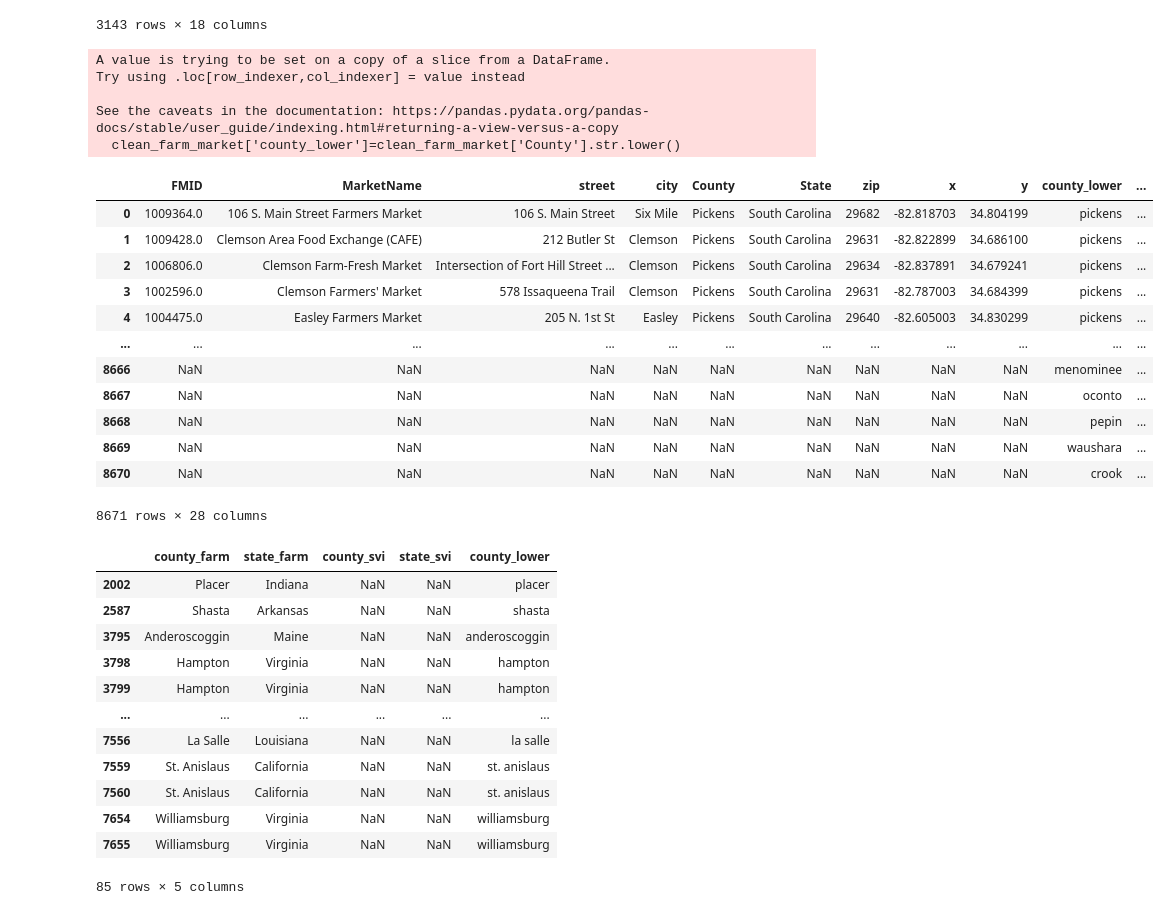
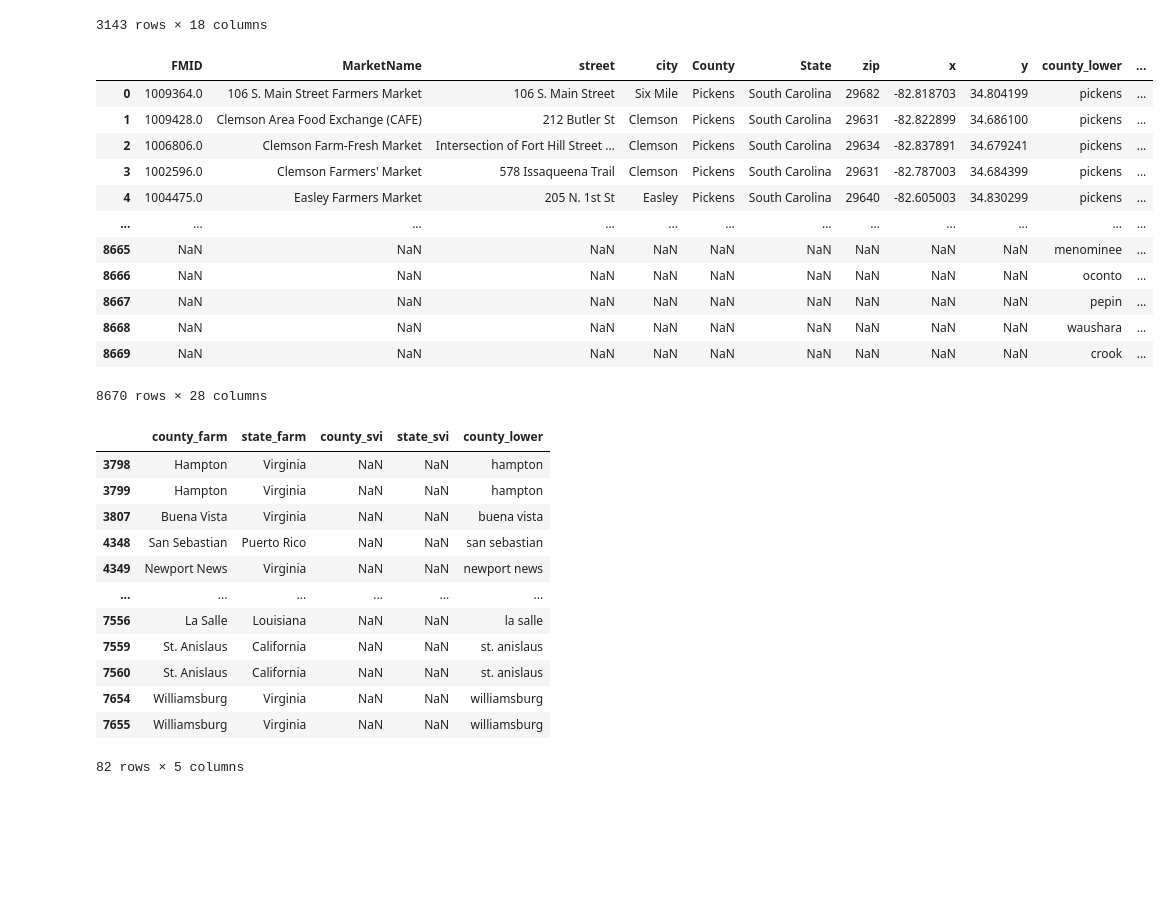
Before and after one commit to CantStopWontStop/farmers_market, a Jupyter notebook: farmers_market_v2.ipynb, the cells around one changed output. Drawn from its saved outputs; the diff is of its cells as text; code cells hidden in the pictures; blank space fills up the shorter version.

Commit message:
updated replace statements for cleaning

```diff
--- a/farmers_market_v2.ipynb
+++ b/farmers_market_v2.ipynb
@@ -93,12 +93,11 @@ clean_svicounty_df
 | 3141 | Wyoming | Washakie | 7933 | 1484 | 348 | 170 | 76 | 577 | 156 | 441 | ... |
 | 3142 | Wyoming | Weston | 6942 | 1316 | 356 | 118 | 77 | 522 | 147 | 329 | ... |
 3143 rows × 18 columns
+# %%
+clean_farm_market.loc[(clean_farm_market['County'] == 'Northhampton') & (clean_farm_market['State'] == 'Pennsylvania'), 'County'] = 'Northampton'
+clean_farm_market.loc[(clean_farm_market['County'] == 'Placer') & (clean_farm_market['State'] == 'Indiana'), 'County'] = 'Dekalb'
+clean_farm_market.loc[(clean_farm_market['County'] == 'Shasta') & (clean_farm_market['State'] == 'Arkansas'), 'County'] = 'Benton'
+clean_farm_market.loc[(clean_farm_market['County'] == 'Anderoscoggin') & (clean_farm_market['State'] == 'Maine'), 'County'] = 'Androscoggin'
 # %%
 clean_svicounty_df['county_lower']=clean_svicounty_df['COUNTY'].str.lower()
 clean_farm_market['county_lower']=clean_farm_market['County'].str.lower()
-# %% [output]
-A value is trying to be set on a copy of a slice from a DataFrame.
-Try using .loc[row_indexer,col_indexer] = value instead
-
-See the caveats in the documentation: https://pandas.pydata.org/pandas-docs/stable/user_guide/indexing.html#returning-a-view-versus-a-copy
-  clean_farm_market['county_lower']=clean_farm_market['County'].str.lower()
@@ -107,21 +104,21 @@ clean_farm_market_replace = clean_farm_market.replace({'county_lower':'northhamp
 # %%
 #created clean_svicounty_dff and created merge
-clean_svicounty_dff = pd.merge(clean_farm_market_replace, clean_svicounty_df, how="outer", right_on=['county_lower','STATE'], left_on=['county_lower','State'])
+clean_svicounty_dff = pd.merge(clean_farm_market, clean_svicounty_df, how="outer", right_on=['county_lower','STATE'], left_on=['county_lower','State'])
 clean_svicounty_dff
 # %% [output]
 |  | FMID | MarketName | street | city | County | State | zip | x | y | county_lower | ... |
 | 0 | 1009364.0 | 106 S. Main Street Farmers Market | 106 S. Main Street | Six Mile | Pickens | South Carolina | 29682 | -82.818703 | 34.804199 | pickens | ... |
 | 1 | 1009428.0 | Clemson Area Food Exchange (CAFE) | 212 Butler St | Clemson | Pickens | South Carolina | 29631 | -82.822899 | 34.686100 | pickens | ... |
 | 2 | 1006806.0 | Clemson Farm-Fresh Market | Intersection of Fort Hill Street ... | Clemson | Pickens | South Carolina | 29634 | -82.837891 | 34.679241 | pickens | ... |
 | 3 | 1002596.0 | Clemson Farmers' Market | 578 Issaqueena Trail | Clemson | Pickens | South Carolina | 29631 | -82.787003 | 34.684399 | pickens | ... |
 | 4 | 1004475.0 | Easley Farmers Market | 205 N. 1st St | Easley | Pickens | South Carolina | 29640 | -82.605003 | 34.830299 | pickens | ... |
 | ... | ... | ... | ... | ... | ... | ... | ... | ... | ... | ... | ... |
-| 8666 | NaN | NaN | NaN | NaN | NaN | NaN | NaN | NaN | NaN | menominee | ... |
-| 8667 | NaN | NaN | NaN | NaN | NaN | NaN | NaN | NaN | NaN | oconto | ... |
-| 8668 | NaN | NaN | NaN | NaN | NaN | NaN | NaN | NaN | NaN | pepin | ... |
-| 8669 | NaN | NaN | NaN | NaN | NaN | NaN | NaN | NaN | NaN | waushara | ... |
-| 8670 | NaN | NaN | NaN | NaN | NaN | NaN | NaN | NaN | NaN | crook | ... |
+| 8665 | NaN | NaN | NaN | NaN | NaN | NaN | NaN | NaN | NaN | menominee | ... |
+| 8666 | NaN | NaN | NaN | NaN | NaN | NaN | NaN | NaN | NaN | oconto | ... |
+| 8667 | NaN | NaN | NaN | NaN | NaN | NaN | NaN | NaN | NaN | pepin | ... |
+| 8668 | NaN | NaN | NaN | NaN | NaN | NaN | NaN | NaN | NaN | waushara | ... |
+| 8669 | NaN | NaN | NaN | NaN | NaN | NaN | NaN | NaN | NaN | crook | ... |
-8671 rows × 28 columns
+8670 rows × 28 columns
 # %%
 clean_svicounty_dff = clean_svicounty_dff.rename(columns={
     'street':'street_farm',
@@ -135,23 +132,24 @@ clean_svicounty_dff = clean_svicounty_dff.rename(columns={
     'STATE':'state_svi'
 })
 
+# for error checking - delete before final push
 farm_nan_df = clean_svicounty_dff.loc[(clean_svicounty_dff['county_svi'].isnull())]
 farm_nan_df = farm_nan_df[['county_farm','state_farm','county_svi','state_svi','county_lower']]
 farm_nan_df
 # %% [output]
 |  | county_farm | state_farm | county_svi | state_svi | county_lower |
-| 2002 | Placer | Indiana | NaN | NaN | placer |
-| 2587 | Shasta | Arkansas | NaN | NaN | shasta |
-| 3795 | Anderoscoggin | Maine | NaN | NaN | anderoscoggin |
 | 3798 | Hampton | Virginia | NaN | NaN | hampton |
 | 3799 | Hampton | Virginia | NaN | NaN | hampton |
+| 3807 | Buena Vista | Virginia | NaN | NaN | buena vista |
+| 4348 | San Sebastian | Puerto Rico | NaN | NaN | san sebastian |
+| 4349 | Newport News | Virginia | NaN | NaN | newport news |
 | ... | ... | ... | ... | ... | ... |
 | 7556 | La Salle | Louisiana | NaN | NaN | la salle |
 | 7559 | St. Anislaus | California | NaN | NaN | st. anislaus |
 | 7560 | St. Anislaus | California | NaN | NaN | st. anislaus |
 | 7654 | Williamsburg | Virginia | NaN | NaN | williamsburg |
 | 7655 | Williamsburg | Virginia | NaN | NaN | williamsburg |
-85 rows × 5 columns
+82 rows × 5 columns
 # %%
 final_svicounty_dff = clean_svicounty_dff.drop(columns=['county_lower'])
 final_svicounty_dff
```
Also changed, not shown: parts of 2 cells of this notebook.
